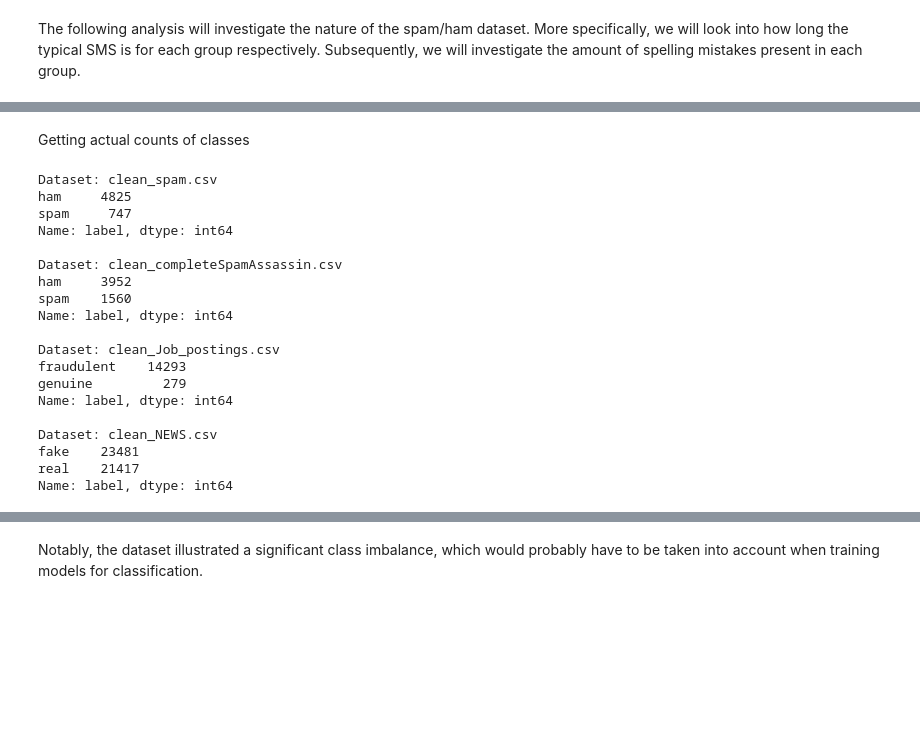
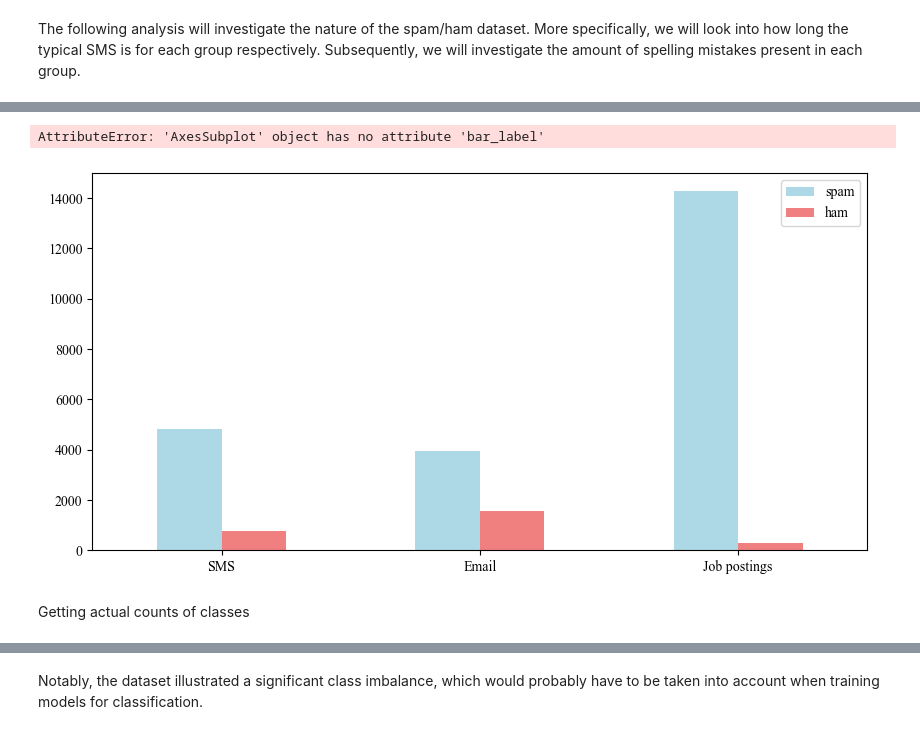
Before and after one commit to Ne0-1/02807-project, a Jupyter notebook: src/s194244.ipynb, the cells around one changed output, grey strips where cells are left out. Drawn from its saved outputs; the diff is of its cells as text; code cells hidden in the pictures; blank space fills up the shorter version.

```diff
--- a/src/s194244.ipynb
+++ b/src/s194244.ipynb
@@ -101,26 +108,31 @@ plt.show()
-# %% [markdown]
-Getting actual counts of classes
-# %%
-for dataset in datasets:
-    print('Dataset:', dataset)
-    print(dfs[dataset]['data'].label.value_counts(), "\n")
-# %% [output]
-Dataset: clean_spam.csv
-ham     4825
-spam     747
-Name: label, dtype: int64
-
-Dataset: clean_completeSpamAssassin.csv
-ham     3952
-spam    1560
-Name: label, dtype: int64
-
-Dataset: clean_Job_postings.csv
-fraudulent    14293
-genuine         279
-Name: label, dtype: int64
-
-Dataset: clean_NEWS.csv
-fake    23481
-real    21417
-Name: label, dtype: int64
+# %%
+spam_counts = []
+ham_counts = []
+for i in range(3):
+    spam_counts.append(dfs[datasets[i]]['data'].label.value_counts()[0])
+    ham_counts.append(dfs[datasets[i]]['data'].label.value_counts()[1])
+# %%
+spam_counts = []
+ham_counts = []
+for i in range(3):
+    spam_counts.append(dfs[datasets[i]]['data'].label.value_counts()[0])
+    ham_counts.append(dfs[datasets[i]]['data'].label.value_counts()[1])
+
+from matplotlib.pyplot import figure
+
+# figure(figsize=(20, 10), dpi=100)
+plt.rcParams["figure.figsize"] = [10,5]
+plt.rcParams["figure.dpi"] = 100
+
+
+index = ['SMS', 'Email', 'Job postings']
+df = pd.DataFrame({'spam': spam_counts, 'ham': ham_counts}, index=index)
+ax = df.plot.bar(rot=0, color=['lightblue', 'lightcoral'])
+
+for bars in ax.containers:
+    ax.bar_label(bars)
+# %% [output]
+AttributeError: 'AxesSubplot' object has no attribute 'bar_label'
+[figure, added]
+# %% [markdown]
+Getting actual counts of classes
```
Also changed, not shown: parts of 18 cells of this notebook, 6 other files.
